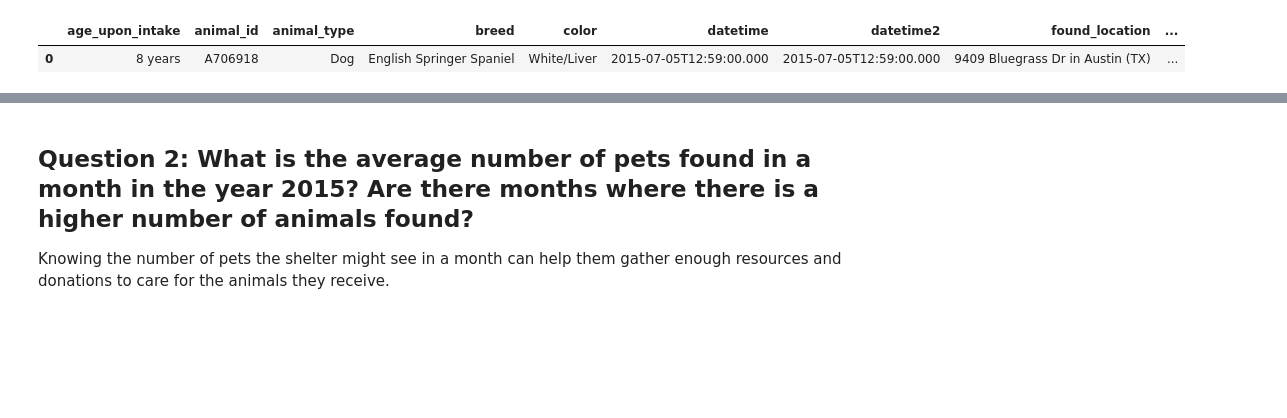
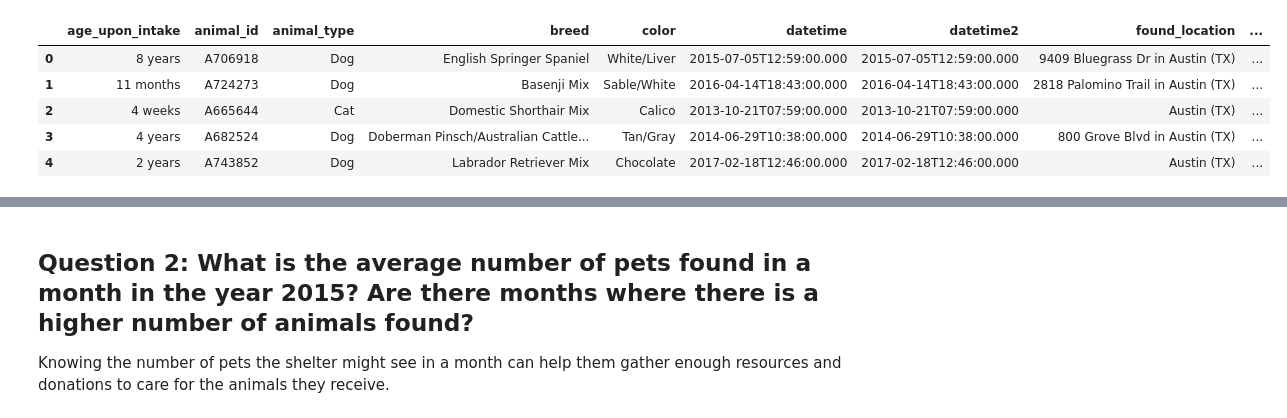
Before and after one commit to sahvsergio/treehouse_data_analysis_techdegree_unit5, a Jupyter notebook: Pet Shelter Analysis.ipynb, the cells around one changed output, grey strips where cells are left out. Cells and saved outputs as stored; diff of their text form; code cells hidden in the pictures; blank space fills up the shorter version.

```diff
--- a/Pet Shelter Analysis.ipynb
+++ b/Pet Shelter Analysis.ipynb
@@ -9,5 +75,9 @@ outcomes=pd.read_csv('aac_outcomes.csv')
 # %%
-intakes.head(1)
+intakes.head()
 # %% [output]
 |  | age_upon_intake | animal_id | animal_type | breed | color | datetime | datetime2 | found_location | ... |
 | 0 | 8 years | A706918 | Dog | English Springer Spaniel | White/Liver | 2015-07-05T12:59:00.000 | 2015-07-05T12:59:00.000 | 9409 Bluegrass Dr in Austin (TX) | ... |
+| 1 | 11 months | A724273 | Dog | Basenji Mix | Sable/White | 2016-04-14T18:43:00.000 | 2016-04-14T18:43:00.000 | 2818 Palomino Trail in Austin (TX) | ... |
+| 2 | 4 weeks | A665644 | Cat | Domestic Shorthair Mix | Calico | 2013-10-21T07:59:00.000 | 2013-10-21T07:59:00.000 | Austin (TX) | ... |
+| 3 | 4 years | A682524 | Dog | Doberman Pinsch/Australian Cattle... | Tan/Gray | 2014-06-29T10:38:00.000 | 2014-06-29T10:38:00.000 | 800 Grove Blvd in Austin (TX) | ... |
+| 4 | 2 years | A743852 | Dog | Labrador Retriever Mix | Chocolate | 2017-02-18T12:46:00.000 | 2017-02-18T12:46:00.000 | Austin (TX) | ... |
```
Also changed, not shown: parts of 35 cells of this notebook.
